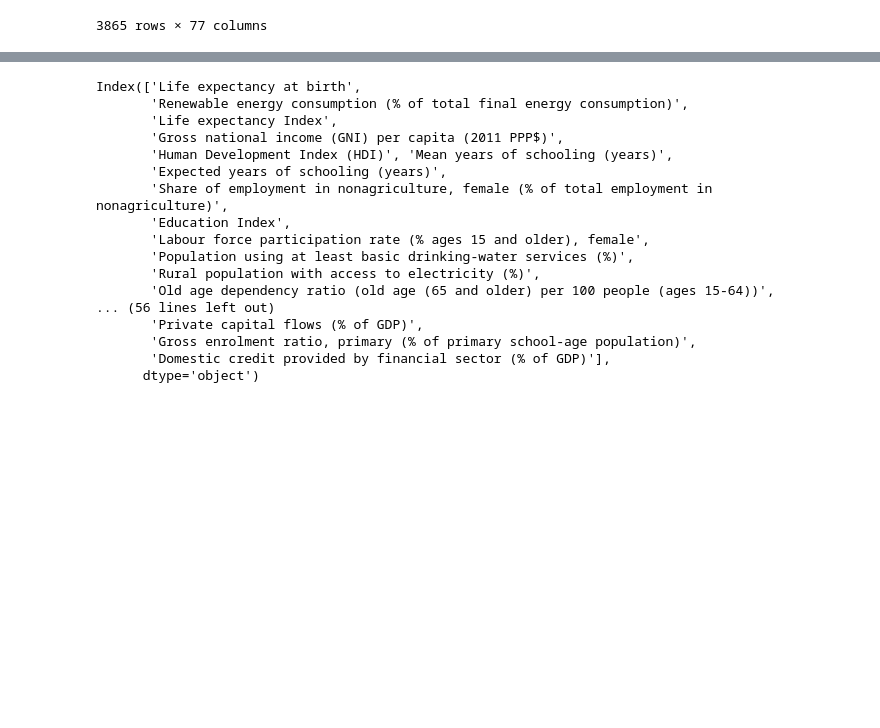
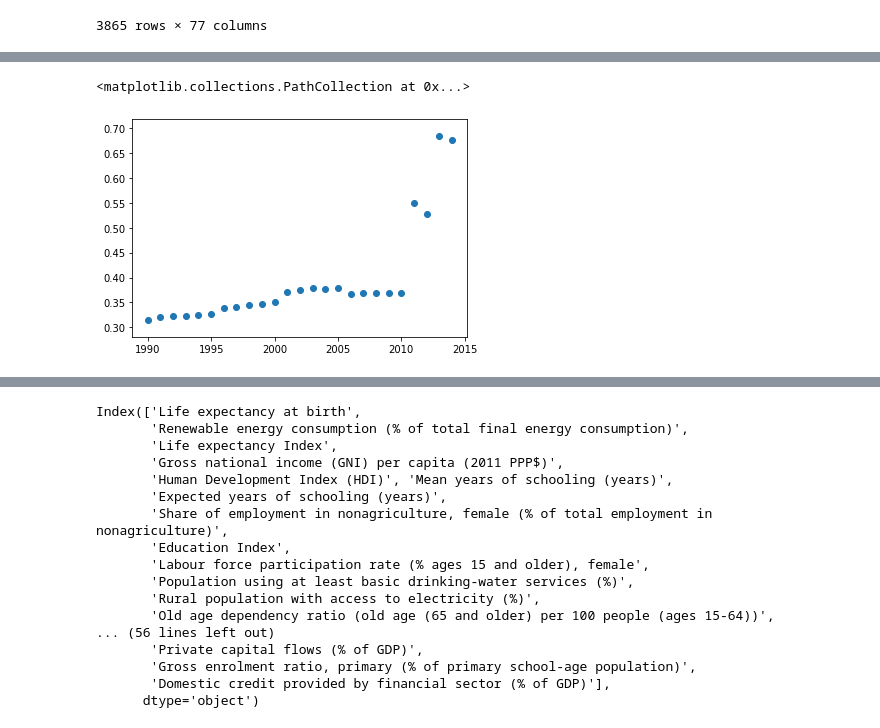
Before and after one commit to D1nay/prohack2020, a Jupyter notebook: Model selection.ipynb, the cells around one changed output, grey strips where cells are left out. Saved outputs shown, nothing was run; the diff lists cells and outputs as text; code cells hidden in the pictures; blank space fills up the shorter version.

```diff
--- a/Model selection.ipynb
+++ b/Model selection.ipynb
@@ -406,0 +443,5 @@ plt.hist(np.abs(y_test - XGB.predict(X_test)))
+# %%
+plt.scatter(data[data['country']=='Iceland']['year'] , data[data['country']=='Iceland']['y'])
+# %% [output]
+<matplotlib.collections.PathCollection at 0x...>
+[figure, added]
```
Also changed, not shown: parts of 21 cells of this notebook.
